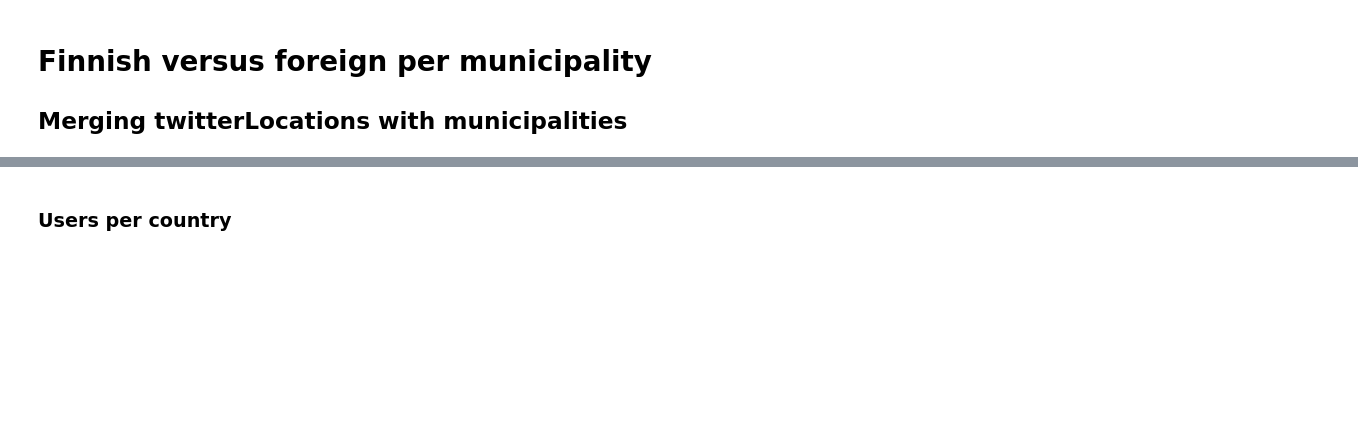
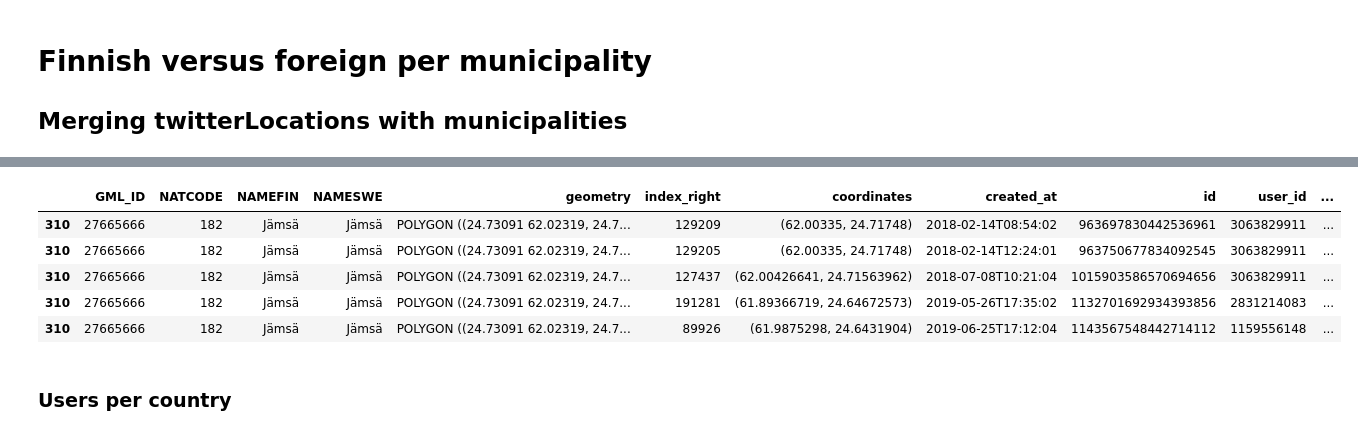
Before and after one commit to haavardaagesen/GEOG-G303-Group-5, a Jupyter notebook: Twitter_Tourism.ipynb, the cells around one changed output, grey strips where cells are left out. Saved outputs shown, nothing was run; the diff lists cells and outputs as text; code cells hidden in the pictures; blank space fills up the shorter version.

```diff
--- a/Twitter_Tourism.ipynb
+++ b/Twitter_Tourism.ipynb
@@ -290,3 +330,12 @@ New number of tweets in dataset:111499
+# %%
+merged.tail()
+# %% [output]
+|  | GML_ID | NATCODE | NAMEFIN | NAMESWE | geometry | index_right | coordinates | created_at | id | user_id | ... |
+| 310 | 27665666 | 182 | Jämsä | Jämsä | POLYGON ((24.73091 62.02319, 24.7... | 129209 | (62.00335, 24.71748) | 2018-02-14T08:54:02 | 963697830442536961 | 3063829911 | ... |
+| 310 | 27665666 | 182 | Jämsä | Jämsä | POLYGON ((24.73091 62.02319, 24.7... | 129205 | (62.00335, 24.71748) | 2018-02-14T12:24:01 | 963750677834092545 | 3063829911 | ... |
+| 310 | 27665666 | 182 | Jämsä | Jämsä | POLYGON ((24.73091 62.02319, 24.7... | 127437 | (62.00426641, 24.71563962) | 2018-07-08T10:21:04 | 1015903586570694656 | 3063829911 | ... |
+| 310 | 27665666 | 182 | Jämsä | Jämsä | POLYGON ((24.73091 62.02319, 24.7... | 191281 | (61.89366719, 24.64672573) | 2019-05-26T17:35:02 | 1132701692934393856 | 2831214083 | ... |
+| 310 | 27665666 | 182 | Jämsä | Jämsä | POLYGON ((24.73091 62.02319, 24.7... | 89926 | (61.9875298, 24.6431904) | 2019-06-25T17:12:04 | 1143567548442714112 | 1159556148 | ... |
 # %% [markdown]
 ### Users per country
 # %%
```
Also changed, not shown: parts of 16 cells of this notebook, 1 other file.
